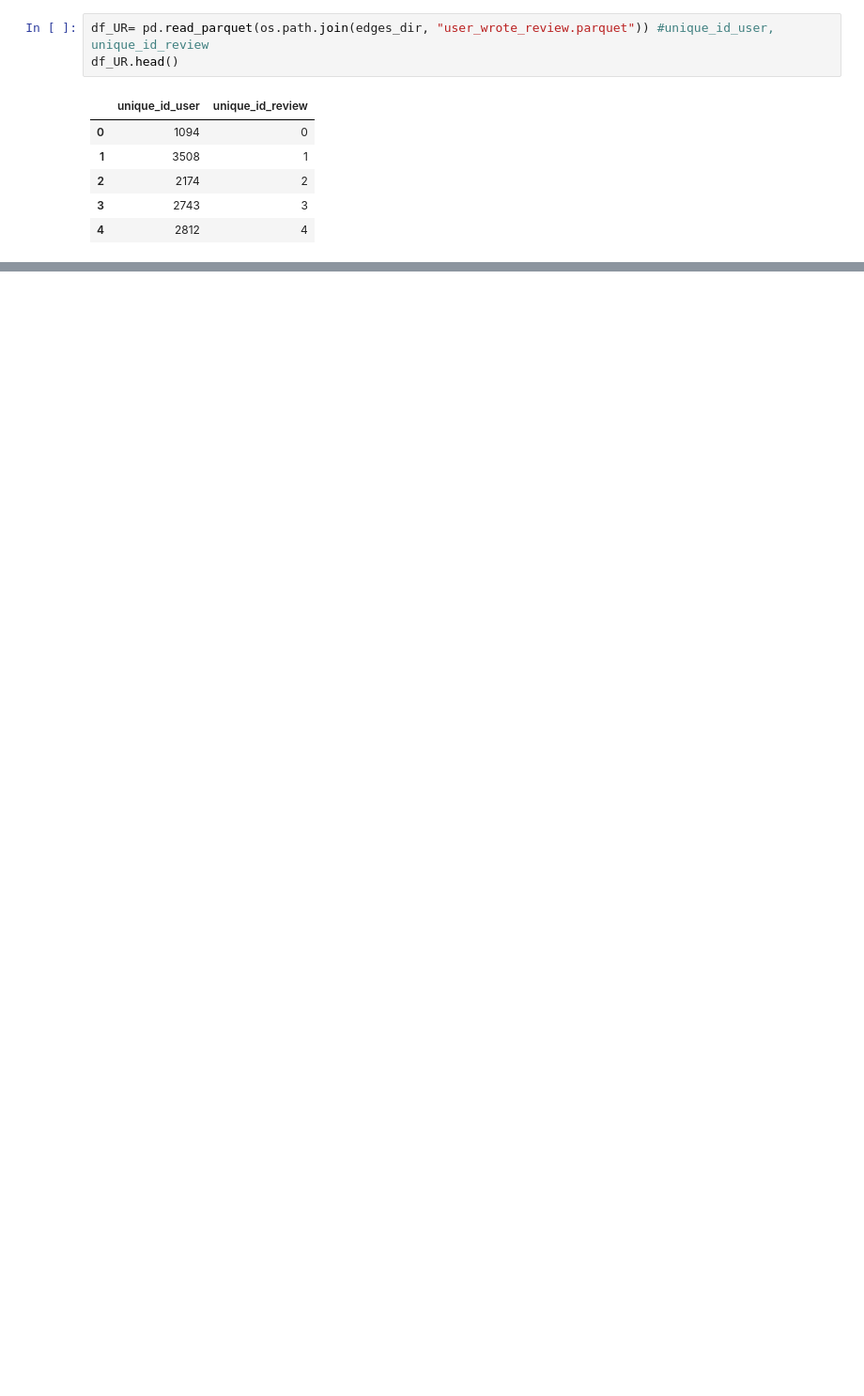
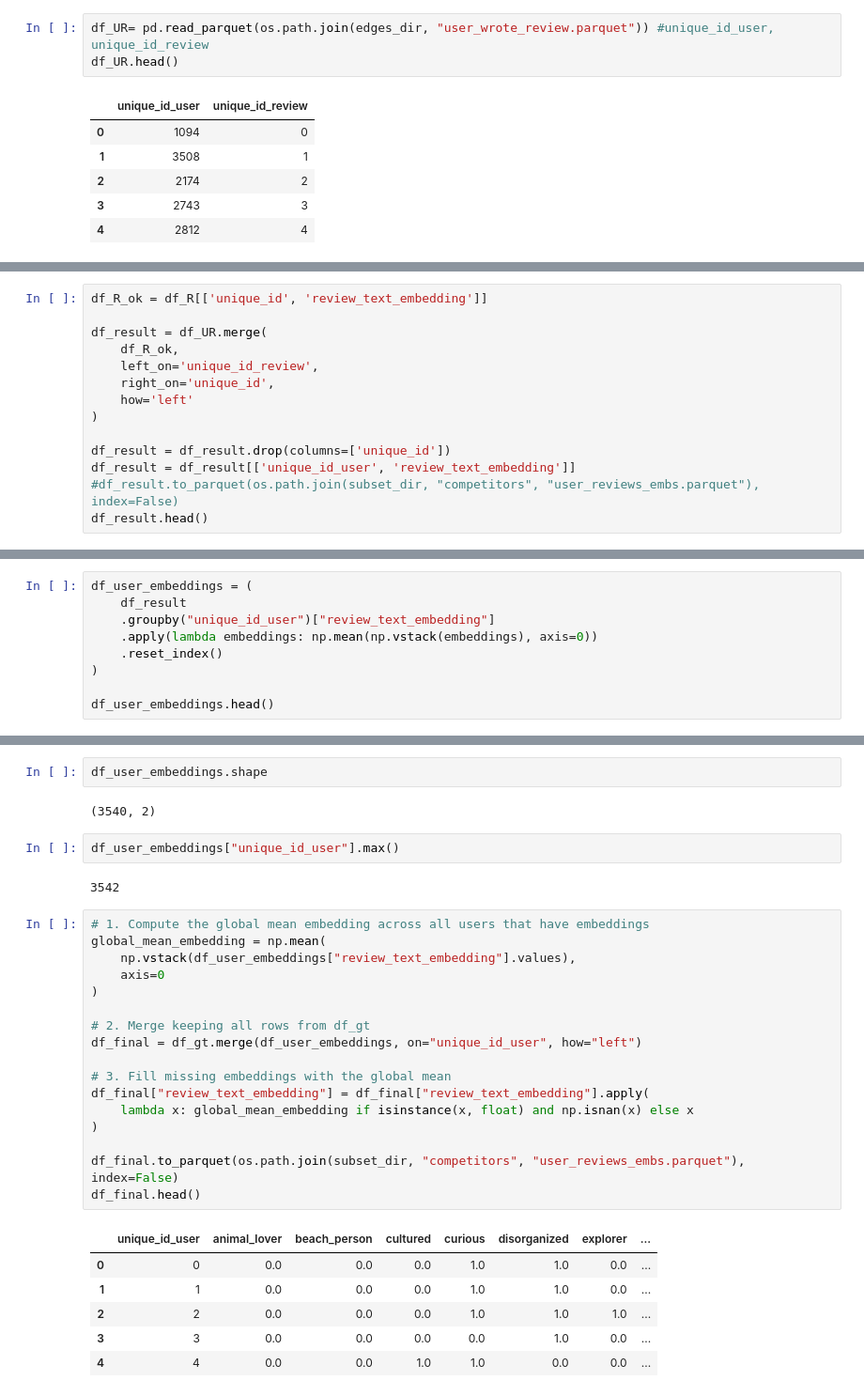
Before and after one commit to lilymart/Dooway_GNN, a Jupyter notebook: src/data_preprocessing/data_for_competitors.ipynb, the cells around one changed output, grey strips where cells are left out. Shown at 94% size. Saved outputs shown, nothing was run; the diff lists cells and outputs as text; blank space fills up the shorter version.

```diff
--- a/src/data_preprocessing/data_for_competitors.ipynb
+++ b/src/data_preprocessing/data_for_competitors.ipynb
@@ -54,0 +59,14 @@ df_result.head()
+# %%
+df_R_ok = df_R[['unique_id', 'review_text_embedding']]
+
+df_result = df_UR.merge(
+    df_R_ok,
+    left_on='unique_id_review',
+    right_on='unique_id',
+    how='left'
+)
+
+df_result = df_result.drop(columns=['unique_id'])
+df_result = df_result[['unique_id_user', 'review_text_embedding']]
+#df_result.to_parquet(os.path.join(subset_dir, "competitors", "user_reviews_embs.parquet"), index=False)
+df_result.head()
@@ -54,0 +80,9 @@ df_result.head()
+# %%
+df_user_embeddings = (
+    df_result
+    .groupby("unique_id_user")["review_text_embedding"]
+    .apply(lambda embeddings: np.mean(np.vstack(embeddings), axis=0))
+    .reset_index()
+)
+
+df_user_embeddings.head()
@@ -54,0 +96,32 @@ df_result.head()
+# %%
+df_user_embeddings.shape
+# %% [output]
+(3540, 2)
+# %%
+df_user_embeddings["unique_id_user"].max()
+# %% [output]
+3542
+# %%
+# 1. Compute the global mean embedding across all users that have embeddings
+global_mean_embedding = np.mean(
+    np.vstack(df_user_embeddings["review_text_embedding"].values),
+    axis=0
+)
+
+# 2. Merge keeping all rows from df_gt
+df_final = df_gt.merge(df_user_embeddings, on="unique_id_user", how="left")
+
+# 3. Fill missing embeddings with the global mean
+df_final["review_text_embedding"] = df_final["review_text_embedding"].apply(
+    lambda x: global_mean_embedding if isinstance(x, float) and np.isnan(x) else x
+)
+
+df_final.to_parquet(os.path.join(subset_dir, "competitors", "user_reviews_embs.parquet"), index=False)
+df_final.head()
+# %% [output]
+|  | unique_id_user | animal_lover | beach_person | cultured | curious | disorganized | explorer | ... |
+| 0 | 0 | 0.0 | 0.0 | 0.0 | 1.0 | 1.0 | 0.0 | ... |
+| 1 | 1 | 0.0 | 0.0 | 0.0 | 1.0 | 1.0 | 0.0 | ... |
+| 2 | 2 | 0.0 | 0.0 | 0.0 | 1.0 | 1.0 | 1.0 | ... |
+| 3 | 3 | 0.0 | 0.0 | 0.0 | 0.0 | 1.0 | 0.0 | ... |
+| 4 | 4 | 0.0 | 0.0 | 1.0 | 1.0 | 0.0 | 0.0 | ... |
```
Also changed, not shown: parts of 21 cells of this notebook, 5 other files.
